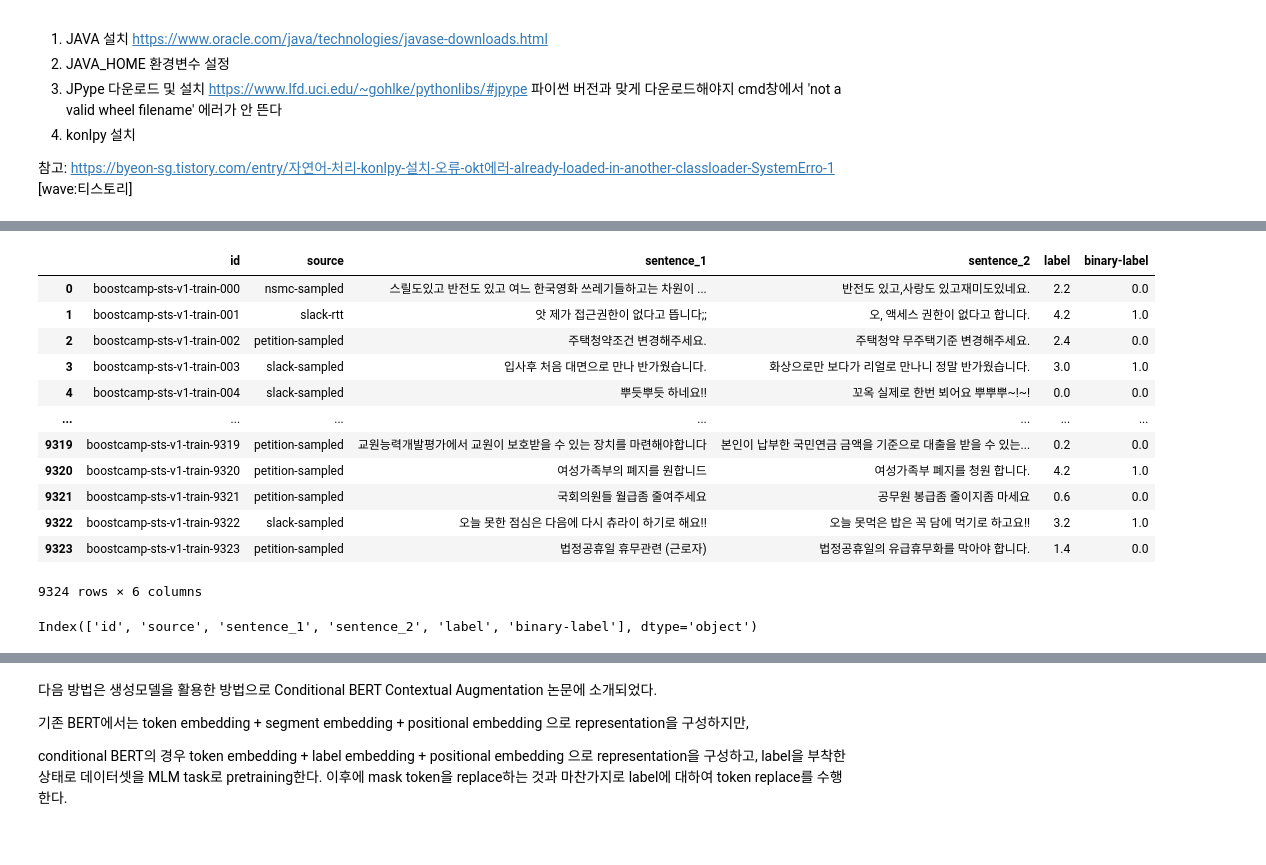
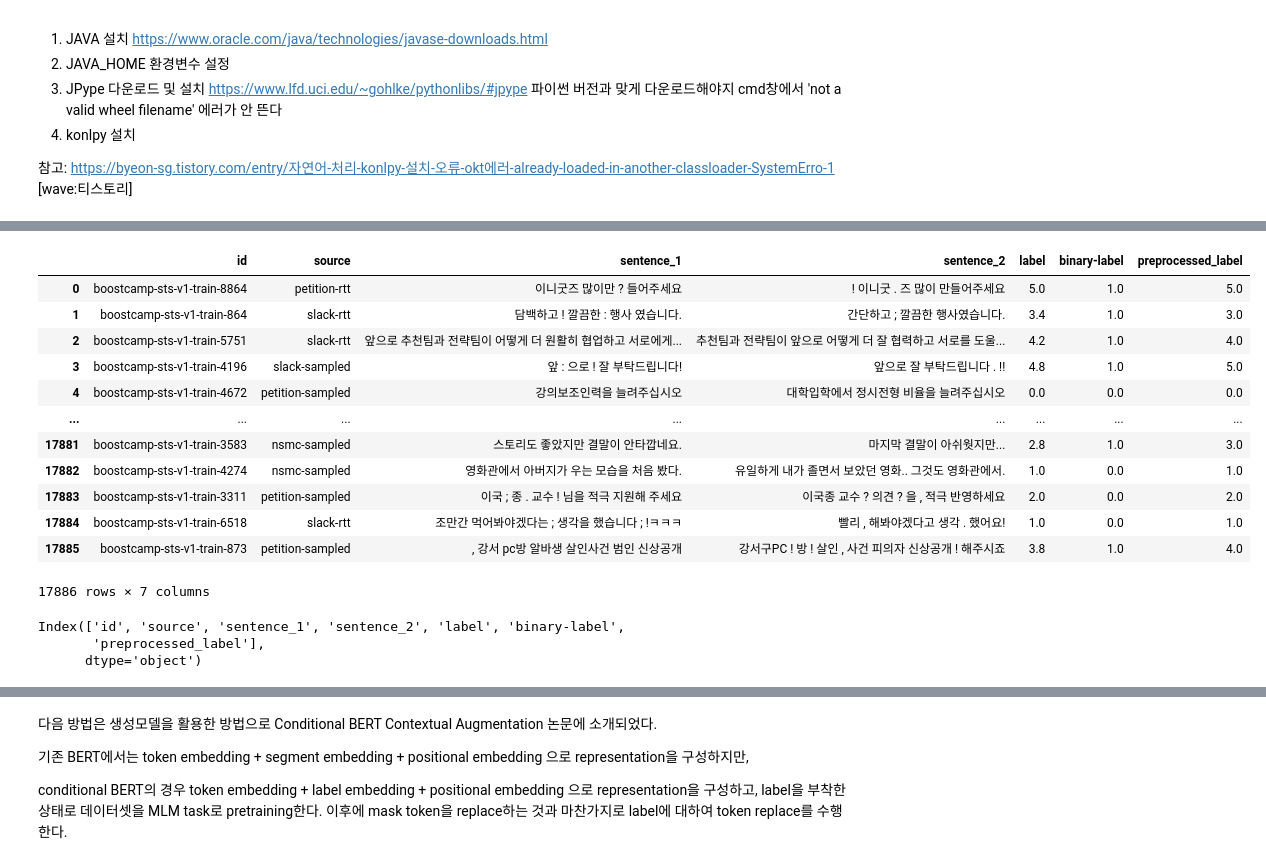
Before and after one commit to boostcampaitech4nlp2/level1_semantictextsimilarity_nlp-level1-nlp-12, a Jupyter notebook: level1/notebooks/data_AUG.ipynb, the cells around one changed output, grey strips where cells are left out. Cells and saved outputs as stored; diff of their text form; code cells hidden in the pictures.

```diff
--- a/level1/notebooks/data_AUG.ipynb
+++ b/level1/notebooks/data_AUG.ipynb
@@ -267,24 +291,26 @@ final_df.to_csv('./train_auged.csv', index=False)
 # %%
-train = pd.read_csv("train.csv")
+train = pd.read_csv("./train_auged1.csv")
 train
 # %% [output]
-|  | id | source | sentence_1 | sentence_2 | label | binary-label |
-| 0 | boostcamp-sts-v1-train-000 | nsmc-sampled | 스릴도있고 반전도 있고 여느 한국영화 쓰레기들하고는 차원이 ... | 반전도 있고,사랑도 있고재미도있네요. | 2.2 | 0.0 |
-| 1 | boostcamp-sts-v1-train-001 | slack-rtt | 앗 제가 접근권한이 없다고 뜹니다;; | 오, 액세스 권한이 없다고 합니다. | 4.2 | 1.0 |
-| 2 | boostcamp-sts-v1-train-002 | petition-sampled | 주택청약조건 변경해주세요. | 주택청약 무주택기준 변경해주세요. | 2.4 | 0.0 |
-| 3 | boostcamp-sts-v1-train-003 | slack-sampled | 입사후 처음 대면으로 만나 반가웠습니다. | 화상으로만 보다가 리얼로 만나니 정말 반가웠습니다. | 3.0 | 1.0 |
-| 4 | boostcamp-sts-v1-train-004 | slack-sampled | 뿌듯뿌듯 하네요!! | 꼬옥 실제로 한번 뵈어요 뿌뿌뿌~!~! | 0.0 | 0.0 |
-| ... | ... | ... | ... | ... | ... | ... |
-| 9319 | boostcamp-sts-v1-train-9319 | petition-sampled | 교원능력개발평가에서 교원이 보호받을 수 있는 장치를 마련해야합니다 | 본인이 납부한 국민연금 금액을 기준으로 대출을 받을 수 있는... | 0.2 | 0.0 |
-| 9320 | boostcamp-sts-v1-train-9320 | petition-sampled | 여성가족부의 폐지를 원합니드 | 여성가족부 폐지를 청원 합니다. | 4.2 | 1.0 |
-| 9321 | boostcamp-sts-v1-train-9321 | petition-sampled | 국회의원들 월급좀 줄여주세요 | 공무원 봉급좀 줄이지좀 마세요 | 0.6 | 0.0 |
-| 9322 | boostcamp-sts-v1-train-9322 | slack-sampled | 오늘 못한 점심은 다음에 다시 츄라이 하기로 해요!! | 오늘 못먹은 밥은 꼭 담에 먹기로 하고요!! | 3.2 | 1.0 |
-| 9323 | boostcamp-sts-v1-train-9323 | petition-sampled | 법정공휴일 휴무관련 (근로자) | 법정공휴일의 유급휴무화를 막아야 합니다. | 1.4 | 0.0 |
+|  | id | source | sentence_1 | sentence_2 | label | binary-label | preprocessed_label |
+| 0 | boostcamp-sts-v1-train-8864 | petition-rtt | 이니굿즈 많이만 ? 들어주세요 | ! 이니굿 . 즈 많이 만들어주세요 | 5.0 | 1.0 | 5.0 |
+| 1 | boostcamp-sts-v1-train-864 | slack-rtt | 담백하고 ! 깔끔한 : 행사 였습니다. | 간단하고 ; 깔끔한 행사였습니다. | 3.4 | 1.0 | 3.0 |
+| 2 | boostcamp-sts-v1-train-5751 | slack-rtt | 앞으로 추천팀과 전략팀이 어떻게 더 원활히 협업하고 서로에게... | 추천팀과 전략팀이 앞으로 어떻게 더 잘 협력하고 서로를 도울... | 4.2 | 1.0 | 4.0 |
+| 3 | boostcamp-sts-v1-train-4196 | slack-sampled | 앞 : 으로 ! 잘 부탁드립니다! | 앞으로 잘 부탁드립니다 . !! | 4.8 | 1.0 | 5.0 |
+| 4 | boostcamp-sts-v1-train-4672 | petition-sampled | 강의보조인력을 늘려주십시오 | 대학입학에서 정시전형 비율을 늘려주십시오 | 0.0 | 0.0 | 0.0 |
+| ... | ... | ... | ... | ... | ... | ... | ... |
+| 17881 | boostcamp-sts-v1-train-3583 | nsmc-sampled | 스토리도 좋았지만 결말이 안타깝네요. | 마지막 결말이 아쉬웟지만... | 2.8 | 1.0 | 3.0 |
+| 17882 | boostcamp-sts-v1-train-4274 | nsmc-sampled | 영화관에서 아버지가 우는 모습을 처음 봤다. | 유일하게 내가 졸면서 보았던 영화.. 그것도 영화관에서. | 1.0 | 0.0 | 1.0 |
+| 17883 | boostcamp-sts-v1-train-3311 | petition-sampled | 이국 ; 종 . 교수 ! 님을 적극 지원해 주세요 | 이국종 교수 ? 의견 ? 을 , 적극 반영하세요 | 2.0 | 0.0 | 2.0 |
+| 17884 | boostcamp-sts-v1-train-6518 | slack-rtt | 조만간 먹어봐야겠다는 ; 생각을 했습니다 ; !ㅋㅋㅋ | 빨리 , 해봐야겠다고 생각 . 했어요! | 1.0 | 0.0 | 1.0 |
+| 17885 | boostcamp-sts-v1-train-873 | petition-sampled | , 강서 pc방 알바생 살인사건 범인 신상공개 | 강서구PC ! 방 ! 살인 , 사건 피의자 신상공개 ! 해주시죠 | 3.8 | 1.0 | 4.0 |
-9324 rows × 6 columns
+17886 rows × 7 columns
 # %%
 train.columns
 # %% [output]
-Index(['id', 'source', 'sentence_1', 'sentence_2', 'label', 'binary-label'], dtype='object')
+Index(['id', 'source', 'sentence_1', 'sentence_2', 'label', 'binary-label',
+       'preprocessed_label'],
+      dtype='object')
 # %%
 train_copy = train.copy()
 train['sentence_1'] = train_copy['sentence_2']
```
Also changed, not shown: parts of 10 cells of this notebook, 5 other files.
